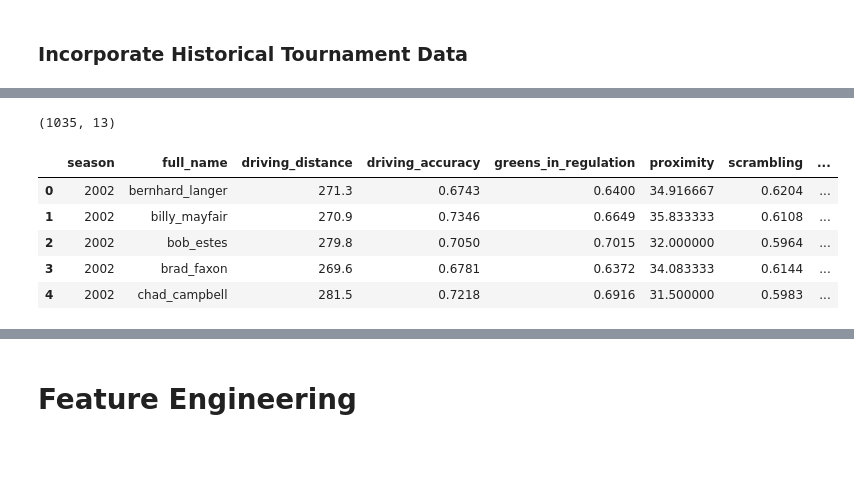
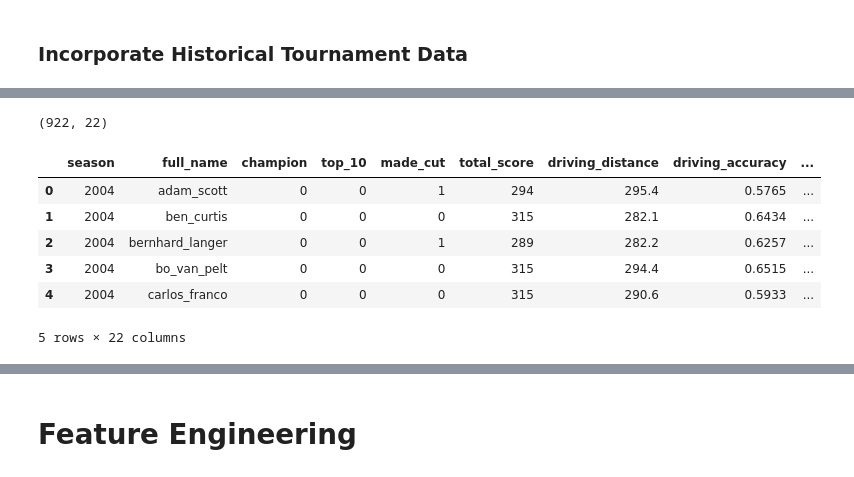
Before and after one commit to jprinfret/masters_tournament_classifier, a Jupyter notebook: 2020 Masters Tournament Predictions_noSG.ipynb, the cells around one changed output, grey strips where cells are left out. Drawn from its saved outputs; the diff is of its cells as text; code cells hidden in the pictures.

Commit message:
added missing data

```diff
--- a/2020 Masters Tournament Predictions_noSG.ipynb
+++ b/2020 Masters Tournament Predictions_noSG.ipynb
@@ -226,2 +301,0 @@ df['greens_in_regulation'] = df['gir']
-# %%
-df.drop(['drive_distance', 'drive_accuracy', 'gir'],axis=1,inplace=True)
@@ -252,6 +302,10 @@ df['proximity'] = df['proximity'].apply(lambda x: convert_to_feet(x))
 # %%
+# Convert proximity to feet floats and str_diff_to_field to stroke floats
+df['proximity'] = df['proximity'].apply(lambda x: convert_to_feet(x))
+
 # Convert percentage features to decimals
 df['driving_accuracy'] = df['driving_accuracy']/100
 df['greens_in_regulation'] = df['greens_in_regulation']/100
-df['scrambling'] = df['scrambling']/100
+df['scrambling_rough'] = df['scrambling_rough']/100
+df['scrambling_sand'] = df['scrambling_sand']/100
 df['putting_conversion'] = df['putting_conversion']/100
@@ -260,20 +311,0 @@ df['putting_conversion'] = df['putting_conversion']/100
-# %%
-# Group stats by season and golfer
-df = df.groupby(['season', 'full_name'])[
-    'driving_distance',
-    'driving_accuracy',
-    'greens_in_regulation',
-    'proximity',
-    'scrambling',
-    'putting_conversion',
-    'putting_rating'
-].mean()
-
-# Save grouped data locally
-df.to_csv('csv_files/noSG/golfer_data.csv')
-# %%
-# Reload and examine new dataframe
-df = pd.read_csv('csv_files/noSG/golfer_data.csv')
-
-print(df.shape)
-df.head()
@@ -306,31 +330,40 @@ masters_results.head()
 # %%
 # Merge dataframes together on name
 df = pd.merge(df, masters_results, how='left', on='full_name')
 
 # Drop Nans
 df.dropna(inplace=True)
 
 # Only consider rows where golfer participated the following masters
 df = df[df['masters_year']-df['season'] == 1]
 
 # Drop Masters year and reset Index
 df.drop('masters_year', axis=1, inplace=True)
 df.reset_index(drop=True, inplace=True)
 
 # Change made_cut and top_10 to integers
 df['made_cut'] = df['made_cut'].astype(int)
 df['top_10'] = df['top_10'].astype(int)
 df['champion'] = df['champion'].astype(int)
 df['total_score'] = df['total_score'].astype(int)
 
-# Examine Dataframe
+# Reorder columns and examine new dataframe
+cols = ['season', 'full_name', 'champion', 'top_10', 'made_cut', 'total_score',
+        'driving_distance', 'driving_accuracy', 'greens_in_regulation', 'proximity',
+        'scrambling_rough', 'scrambling_sand', 'putting_conversion', 'putting_rating',
+        'sg_off_tee', 'sg_approach', 'sg_scrambling', 'sg_putting', 'sg_tee_to_green',
+        'sg_total', 'str_diff_to_field', 'scoring_avg']
+
+df = df[cols]
+
 print(df.shape)
 df.head()
 # %% [output]
-(1035, 13)
+(922, 22)
-|  | season | full_name | driving_distance | driving_accuracy | greens_in_regulation | proximity | scrambling | ... |
-| 0 | 2002 | bernhard_langer | 271.3 | 0.6743 | 0.6400 | 34.916667 | 0.6204 | ... |
-| 1 | 2002 | billy_mayfair | 270.9 | 0.7346 | 0.6649 | 35.833333 | 0.6108 | ... |
-| 2 | 2002 | bob_estes | 279.8 | 0.7050 | 0.7015 | 32.000000 | 0.5964 | ... |
-| 3 | 2002 | brad_faxon | 269.6 | 0.6781 | 0.6372 | 34.083333 | 0.6144 | ... |
-| 4 | 2002 | chad_campbell | 281.5 | 0.7218 | 0.6916 | 31.500000 | 0.5983 | ... |
+|  | season | full_name | champion | top_10 | made_cut | total_score | driving_distance | driving_accuracy | ... |
+| 0 | 2004 | adam_scott | 0 | 0 | 1 | 294 | 295.4 | 0.5765 | ... |
+| 1 | 2004 | ben_curtis | 0 | 0 | 0 | 315 | 282.1 | 0.6434 | ... |
+| 2 | 2004 | bernhard_langer | 0 | 0 | 1 | 289 | 282.2 | 0.6257 | ... |
+| 3 | 2004 | bo_van_pelt | 0 | 0 | 0 | 315 | 294.4 | 0.6515 | ... |
+| 4 | 2004 | carlos_franco | 0 | 0 | 0 | 315 | 290.6 | 0.5933 | ... |
+5 rows × 22 columns
```
Also changed, not shown: parts of 36 cells of this notebook, 6 other files.
